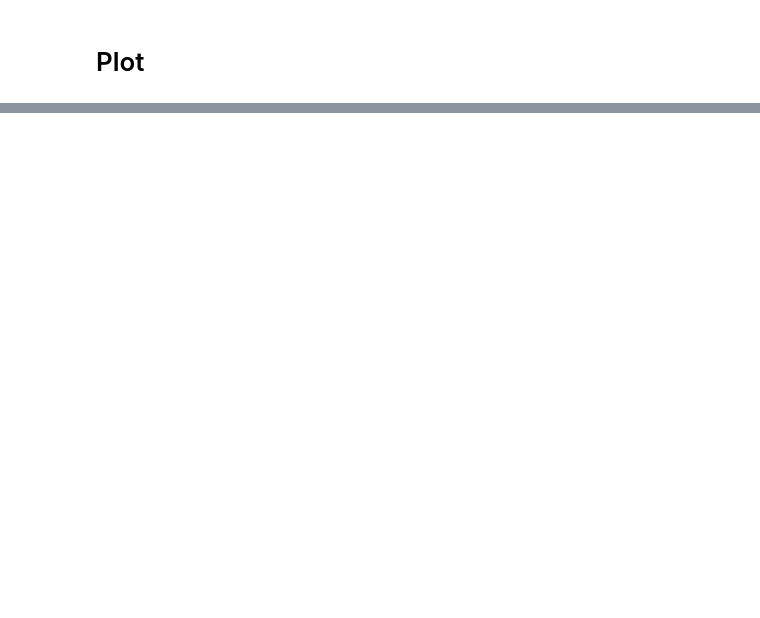
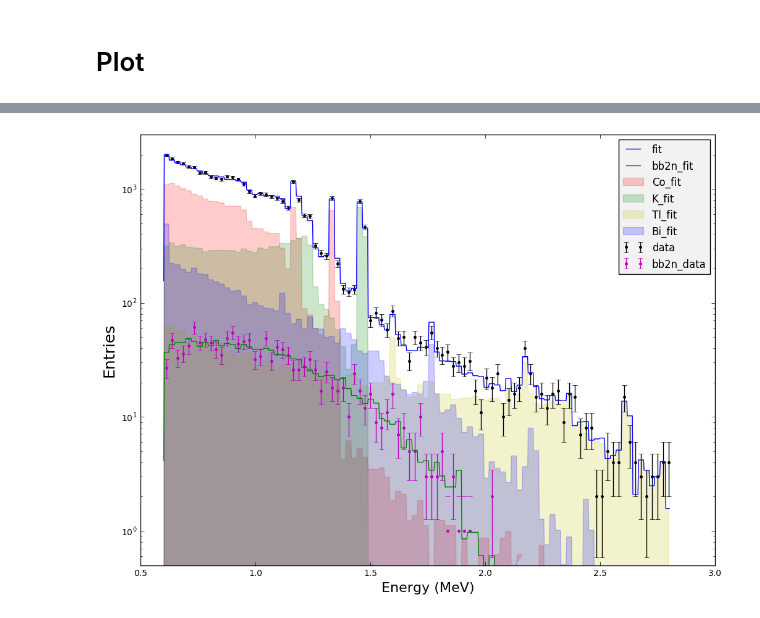
Before and after one commit to bpalmeiro/Next_Energy, a Jupyter notebook: Notebooks/Untitled.ipynb, the cells around one changed output, grey strips where cells are left out. Drawn from its saved outputs; the diff is of its cells as text; code cells hidden in the pictures; blank space fills up the shorter version.

```diff
--- a/Notebooks/Untitled.ipynb
+++ b/Notebooks/Untitled.ipynb
@@ -321,3 +307,26 @@ plt.savefig('fitspectrum.pdf')
+# %%
+alfa= 0.2
+plt.semilogy()
+plt.ylim(0.5,3e3)
+plt.errorbar(Ea,totala,yerr=np.sqrt(totala),marker='.',elinewidth=1,
+             linewidth=0,label='data',color='black')
+plt.errorbar(Ea,testnna,yerr=np.sqrt(testnna),marker='.',elinewidth=1,
+             linewidth=0,label='bb2n_data',color='m')
+plt.plot(Ep,fittotal,label='fit')
+plt.plot(Ep,y_bb2nP,label='bb2n_fit')
+plt.fill_between(Ep,0,y_CoP,label='Co_fit',alpha=alfa,color='r')
+plt.fill_between(Ep,0,y_KP,label='K_fit',alpha=alfa,color='g')
+plt.fill_between(Ep,0,y_TlP,label='Tl_fit',alpha=alfa,color='y')
+plt.fill_between(Ep,0,y_BiP,label='Bi_fit',alpha=alfa,color='b')
+#plt.plot(E)
+
+plt.gcf().set_size_inches(12,9)
+plt.legend().get_frame().set_facecolor('0.95')
+plt.xlabel('Energy (MeV)',fontsize=16)
+plt.ylabel('Entries',fontsize=18)
+plt.savefig('fitspectrum.pdf')
+# %% [output]
+[figure, added]
 # %%
 alfa= 0.2
 #plt.semilogy()
```
Also changed, not shown: parts of 11 cells of this notebook, 1 other file.
